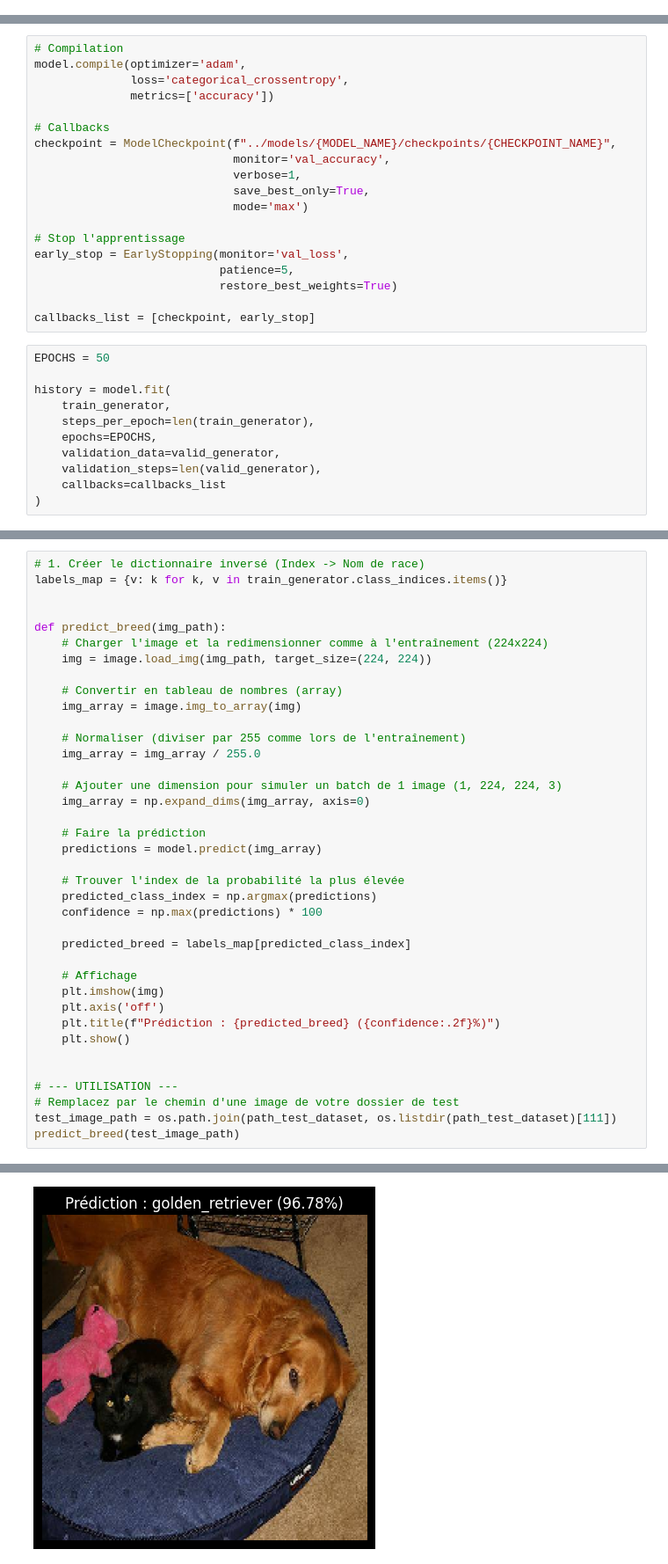
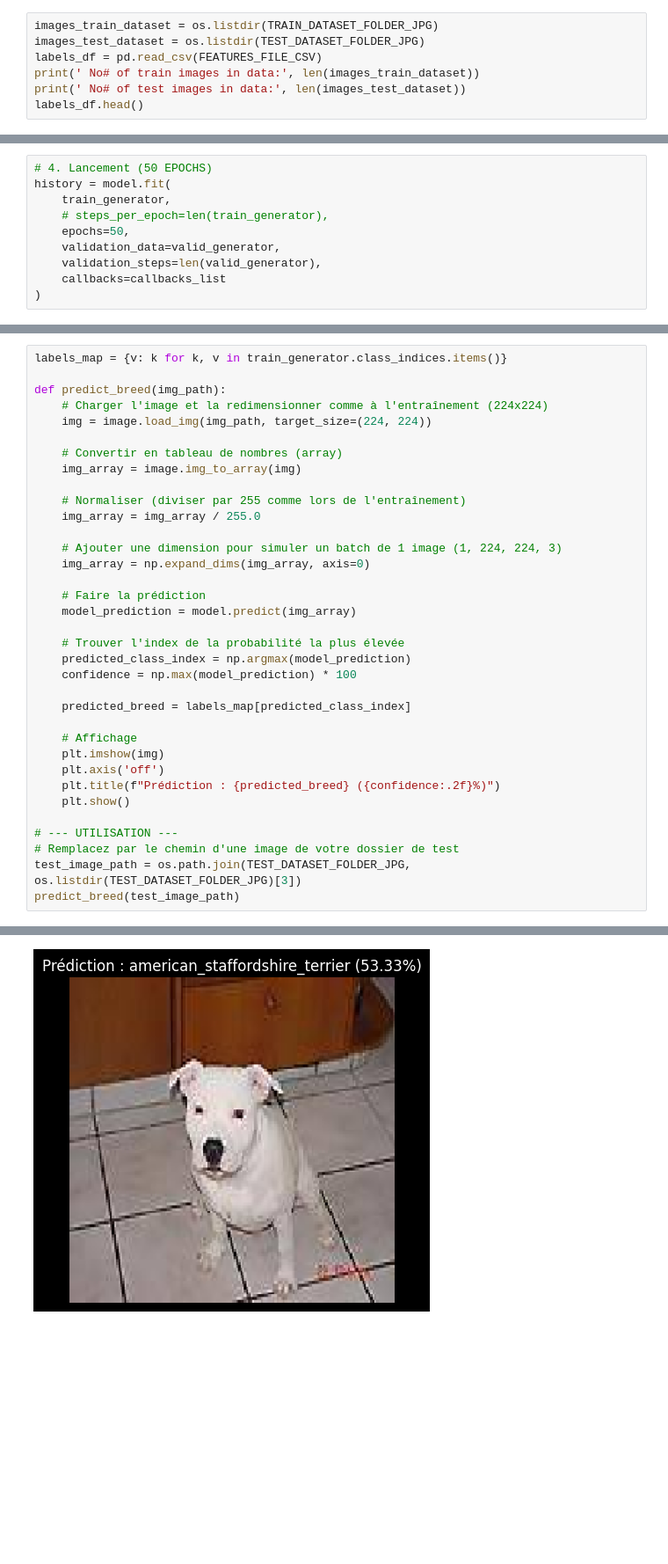
Before and after one commit to LeoLChalot/Deep-Learning-CNN-Dog-Recogniser, a Jupyter notebook: Projet-Etude-CNN-DeepLearning/notebooks/notebook_dog_breed_mobileNetv2.ipynb, the cells around one changed output, grey strips where cells are left out. Shown at 88% size. Drawn from its saved outputs; the diff is of its cells as text; blank space fills up the shorter version.

```diff
--- a/Projet-Etude-CNN-DeepLearning/notebooks/notebook_dog_breed_mobileNetv2.ipynb
+++ b/Projet-Etude-CNN-DeepLearning/notebooks/notebook_dog_breed_mobileNetv2.ipynb
@@ -134,0 +119,7 @@ plt.show()
+# %%
+images_train_dataset = os.listdir(TRAIN_DATASET_FOLDER_JPG)
+images_test_dataset = os.listdir(TEST_DATASET_FOLDER_JPG)
+labels_df = pd.read_csv(FEATURES_FILE_CSV)
+print(' No# of train images in data:', len(images_train_dataset))
+print(' No# of test images in data:', len(images_test_dataset))
+labels_df.head()
@@ -249,29 +280,9 @@ Model: "functional"
-# %%
-# Compilation
-model.compile(optimizer='adam',
-              loss='categorical_crossentropy',
-              metrics=['accuracy'])
-
-# Callbacks
-checkpoint = ModelCheckpoint(f"../models/{MODEL_NAME}/checkpoints/{CHECKPOINT_NAME}",
-                             monitor='val_accuracy',
-                             verbose=1,
-                             save_best_only=True,
-                             mode='max')
-
-# Stop l'apprentissage
-early_stop = EarlyStopping(monitor='val_loss',
-                           patience=5,
-                           restore_best_weights=True)
-
-callbacks_list = [checkpoint, early_stop]
 # %%
-EPOCHS = 50
-
+# 4. Lancement (50 EPOCHS)
 history = model.fit(
     train_generator,
-    steps_per_epoch=len(train_generator),
-    epochs=EPOCHS,
+    # steps_per_epoch=len(train_generator),
+    epochs=50,
     validation_data=valid_generator,
     validation_steps=len(valid_generator),
     callbacks=callbacks_list
@@ -343,9 +348,7 @@ print("Modèle sauvegardé avec succès !")
 # %% [output]
 Modèle sauvegardé avec succès !
 # %%
-# 1. Créer le dictionnaire inversé (Index -> Nom de race)
 labels_map = {v: k for k, v in train_generator.class_indices.items()}
-
 
 def predict_breed(img_path):
     # Charger l'image et la redimensionner comme à l'entraînement (224x224)
@@ -361,11 +364,11 @@ def predict_breed(img_path):
     img_array = np.expand_dims(img_array, axis=0)
 
     # Faire la prédiction
-    predictions = model.predict(img_array)
+    model_prediction = model.predict(img_array)
 
     # Trouver l'index de la probabilité la plus élevée
-    predicted_class_index = np.argmax(predictions)
-    confidence = np.max(predictions) * 100
+    predicted_class_index = np.argmax(model_prediction)
+    confidence = np.max(model_prediction) * 100
 
     predicted_breed = labels_map[predicted_class_index]
 
@@ -375,9 +378,8 @@ def predict_breed(img_path):
     plt.title(f"Prédiction : {predicted_breed} ({confidence:.2f}%)")
     plt.show()
 
-
 # --- UTILISATION ---
 # Remplacez par le chemin d'une image de votre dossier de test
-test_image_path = os.path.join(path_test_dataset, os.listdir(path_test_dataset)[111])
+test_image_path = os.path.join(TEST_DATASET_FOLDER_JPG, os.listdir(TEST_DATASET_FOLDER_JPG)[3])
 predict_breed(test_image_path)
 # %% [output]
@@ -387,2 +389,2 @@ predict_breed(test_image_path)
-[figure, old version]
+[figure, new version]
 # %%
```
Also changed, not shown: parts of 23 cells of this notebook, 3 other files.
